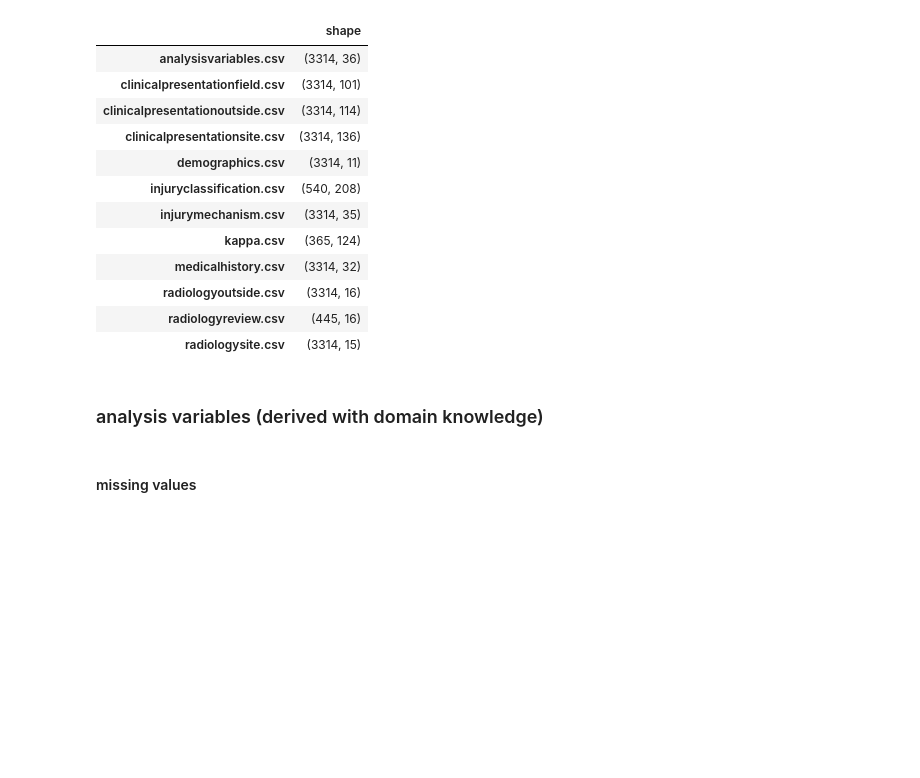
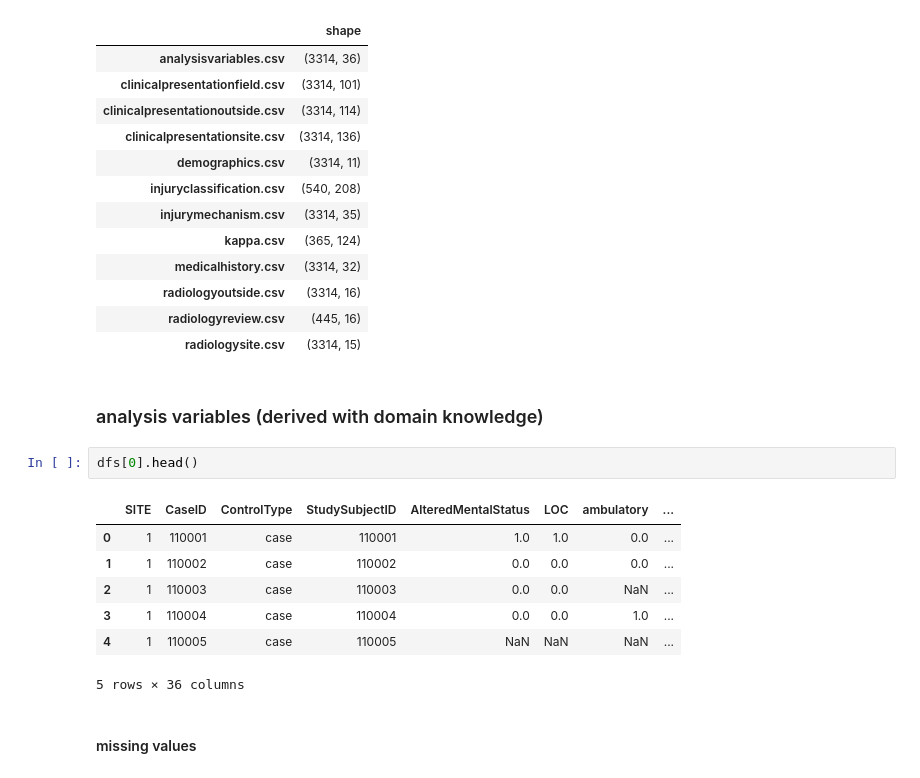
Before and after one commit to Yu-Group/clinical-rule-vetting, a Jupyter notebook: rulevetting/projects/csi_pecarn/notebooks/pre_eda.ipynb, the cells around one changed output. Cells and saved outputs as stored; diff of their text form; blank space fills up the shorter version.

```diff
--- a/rulevetting/projects/csi_pecarn/notebooks/00_pre_eda.ipynb
+++ b/rulevetting/projects/csi_pecarn/notebooks/pre_eda.ipynb
@@ -63,6 +63,16 @@ pd.DataFrame(index=[path.basename(fname) for fname in fnames],
 | radiologysite.csv | (3314, 15) |
 # %% [markdown]
 ### analysis variables (derived with domain knowledge)
+# %%
+dfs[0].head()
+# %% [output]
+|  | SITE | CaseID | ControlType | StudySubjectID | AlteredMentalStatus | LOC | ambulatory | ... |
+| 0 | 1 | 110001 | case | 110001 | 1.0 | 1.0 | 0.0 | ... |
+| 1 | 1 | 110002 | case | 110002 | 0.0 | 0.0 | 0.0 | ... |
+| 2 | 1 | 110003 | case | 110003 | 0.0 | 0.0 | NaN | ... |
+| 3 | 1 | 110004 | case | 110004 | 0.0 | 0.0 | 1.0 | ... |
+| 4 | 1 | 110005 | case | 110005 | NaN | NaN | NaN | ... |
+5 rows × 36 columns
 # %% [markdown]
 #### missing values
 # %%
```
Also changed, not shown: 3 other files.
